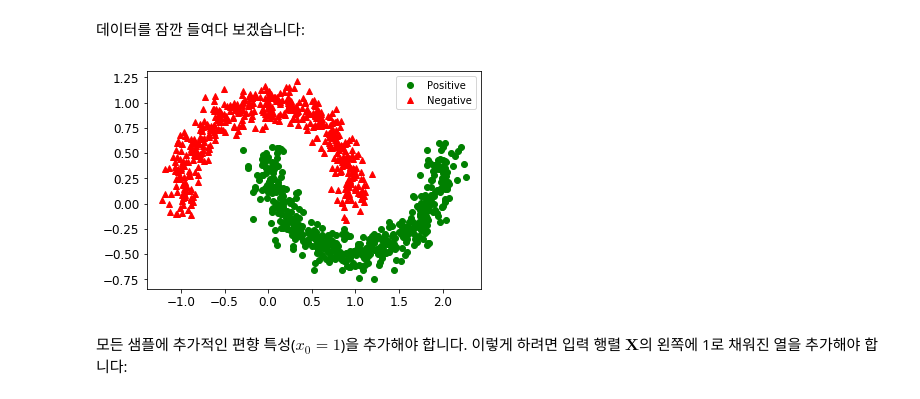
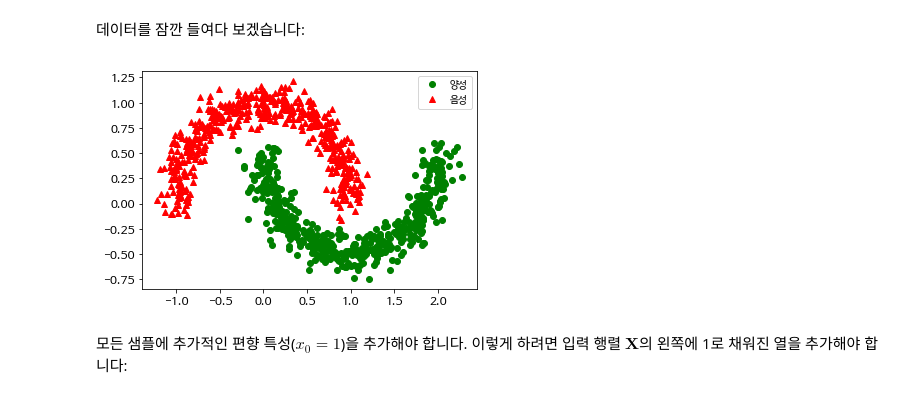
Before and after one commit to gocks8/deep_study, a Jupyter notebook: 09_up_and_running_with_tensorflow.ipynb, the cells around one changed output. Saved outputs shown, nothing was run; the diff lists cells and outputs as text; code cells hidden in the pictures.

```diff
--- a/09_up_and_running_with_tensorflow.ipynb
+++ b/09_up_and_running_with_tensorflow.ipynb
@@ -42,6 +40,10 @@ plt.rcParams['xtick.labelsize'] = 12
 plt.rcParams['ytick.labelsize'] = 12
 
 # 한글출력
+plt.rcParams['font.family'] = 'NanumBarunGothic'
+plt.rcParams['axes.unicode_minus'] = False
+
+# 그림을 저장할 폴더
 PROJECT_ROOT_DIR = "."
 CHAPTER_ID = "tensorflow"
 
@@ -1318,12 +1320,12 @@ X_moons, y_moons = make_moons(m, noise=0.1, random_state=42)
 # %% [markdown]
 데이터를 잠깐 들여다 보겠습니다:
 # %%
-plt.plot(X_moons[y_moons == 1, 0], X_moons[y_moons == 1, 1], 'go', label="Positive")
-plt.plot(X_moons[y_moons == 0, 0], X_moons[y_moons == 0, 1], 'r^', label="Negative")
+plt.plot(X_moons[y_moons == 1, 0], X_moons[y_moons == 1, 1], 'go', label="양성")
+plt.plot(X_moons[y_moons == 0, 0], X_moons[y_moons == 0, 1], 'r^', label="음성")
 plt.legend()
 plt.show()
 # %% [output]
-[figure, old version]
+[figure, new version]
 # %% [markdown]
 모든 샘플에 추가적인 편향 특성($x_0 = 1$)을 추가해야 합니다. 이렇게 하려면 입력 행렬 $\mathbf{X}$의 왼쪽에 1로 채워진 열을 추가해야 합니다:
 # %%
```
Also changed, not shown: parts of 4 cells of this notebook.
